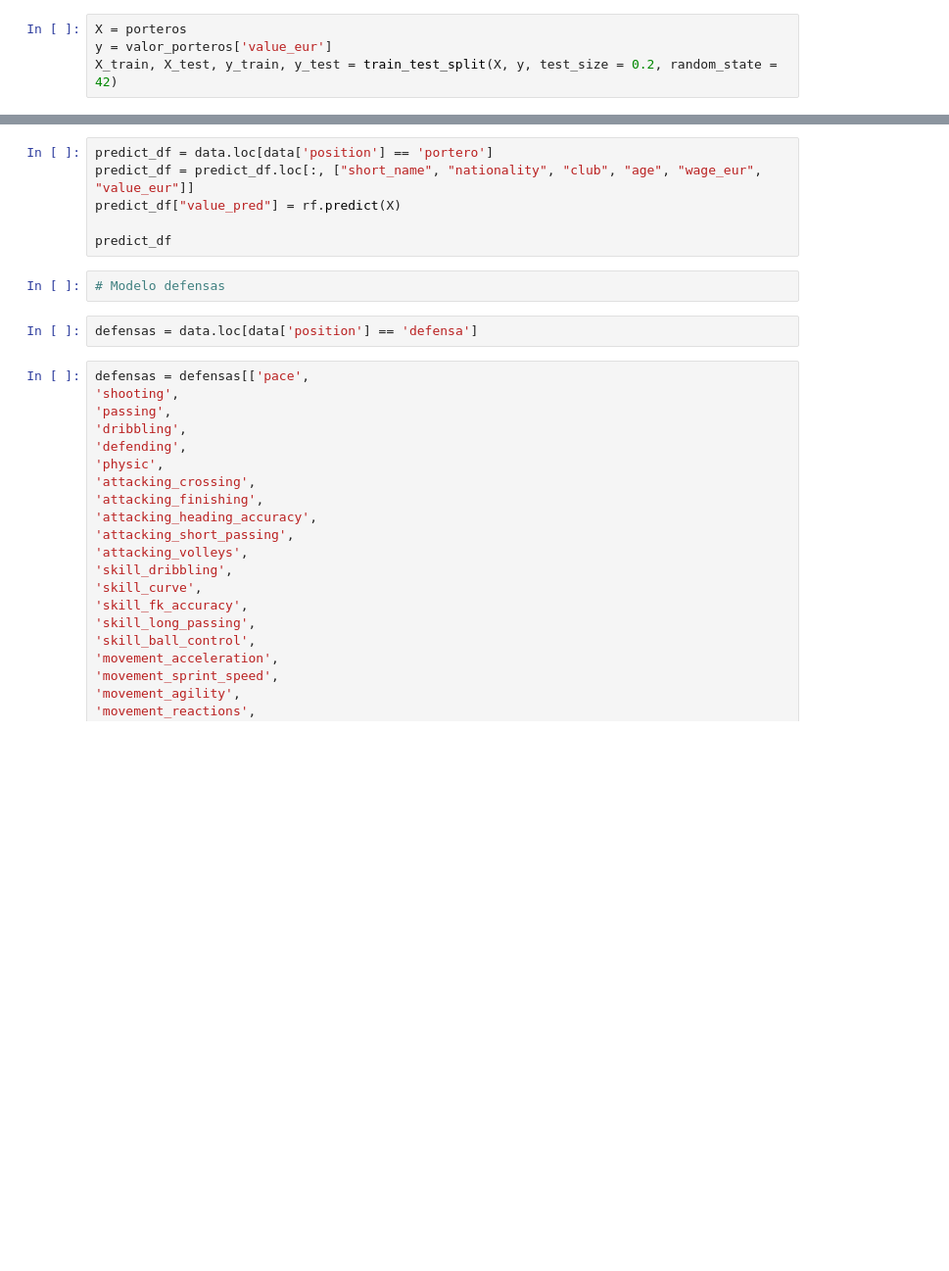
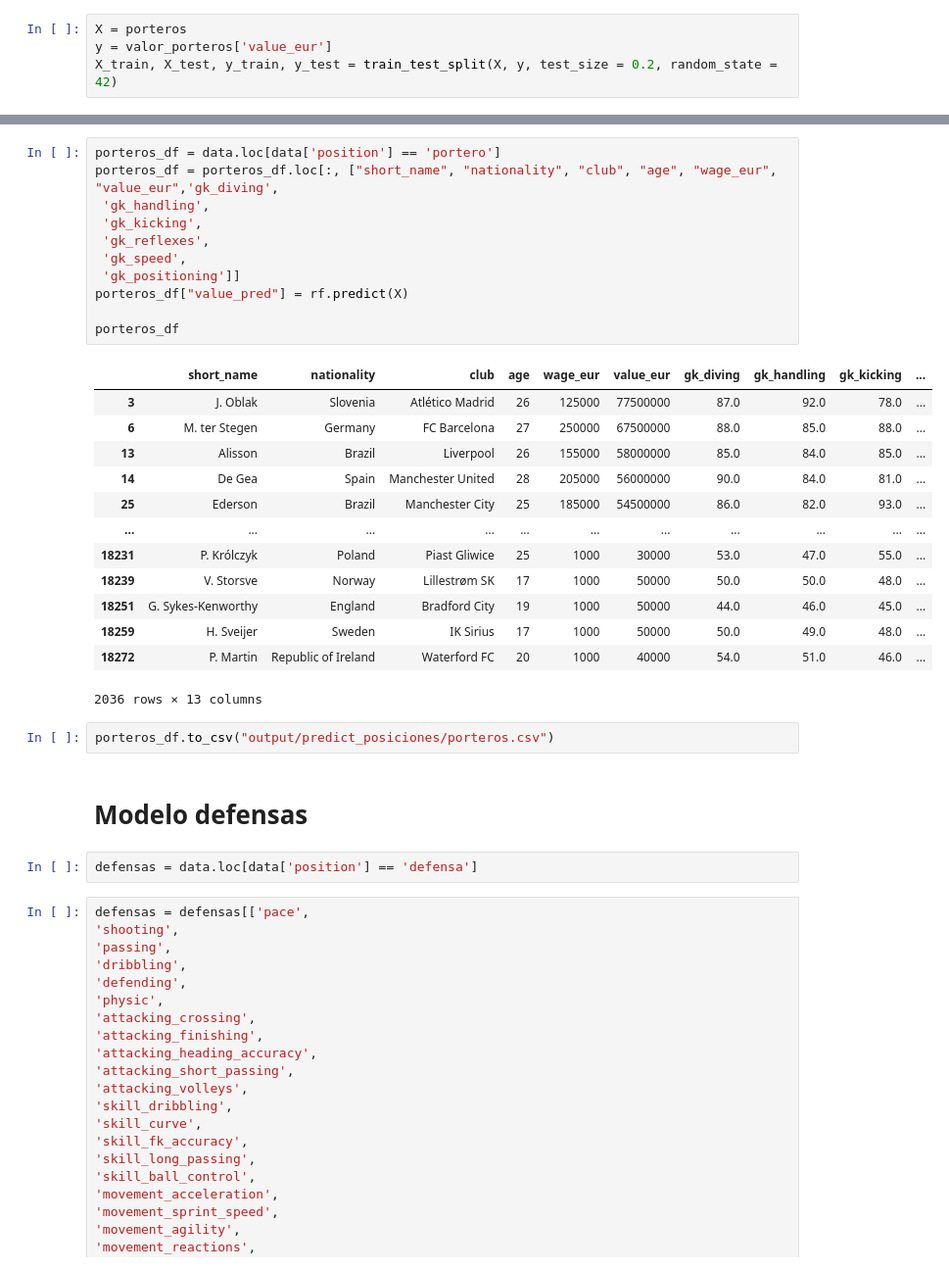
Before and after one commit to DarioCMasedo/projecto_final_ironhack, a Jupyter notebook: modelos.ipynb, the cells around one changed output, grey strips where cells are left out. Shown at 98% size. Saved outputs shown, nothing was run; the diff lists cells and outputs as text; blank space fills up the shorter version.

```diff
--- a/modelos.ipynb
+++ b/modelos.ipynb
@@ -184,11 +337,32 @@ rf.score(X_test, y_test)
 # %%
-predict_df = data.loc[data['position'] == 'portero']
-predict_df = predict_df.loc[:, ["short_name", "nationality", "club", "age", "wage_eur", "value_eur"]]
-predict_df["value_pred"] = rf.predict(X)
+porteros_df = data.loc[data['position'] == 'portero']
+porteros_df = porteros_df.loc[:, ["short_name", "nationality", "club", "age", "wage_eur", "value_eur",'gk_diving',
+ 'gk_handling',
+ 'gk_kicking',
+ 'gk_reflexes',
+ 'gk_speed',
+ 'gk_positioning']]
+porteros_df["value_pred"] = rf.predict(X)
 
-predict_df
+porteros_df
+# %% [output]
+|  | short_name | nationality | club | age | wage_eur | value_eur | gk_diving | gk_handling | gk_kicking | ... |
+| 3 | J. Oblak | Slovenia | Atlético Madrid | 26 | 125000 | 77500000 | 87.0 | 92.0 | 78.0 | ... |
+| 6 | M. ter Stegen | Germany | FC Barcelona | 27 | 250000 | 67500000 | 88.0 | 85.0 | 88.0 | ... |
+| 13 | Alisson | Brazil | Liverpool | 26 | 155000 | 58000000 | 85.0 | 84.0 | 85.0 | ... |
+| 14 | De Gea | Spain | Manchester United | 28 | 205000 | 56000000 | 90.0 | 84.0 | 81.0 | ... |
+| 25 | Ederson | Brazil | Manchester City | 25 | 185000 | 54500000 | 86.0 | 82.0 | 93.0 | ... |
+| ... | ... | ... | ... | ... | ... | ... | ... | ... | ... | ... |
+| 18231 | P. Królczyk | Poland | Piast Gliwice | 25 | 1000 | 30000 | 53.0 | 47.0 | 55.0 | ... |
+| 18239 | V. Storsve | Norway | Lillestrøm SK | 17 | 1000 | 50000 | 50.0 | 50.0 | 48.0 | ... |
+| 18251 | G. Sykes-Kenworthy | England | Bradford City | 19 | 1000 | 50000 | 44.0 | 46.0 | 45.0 | ... |
+| 18259 | H. Sveijer | Sweden | IK Sirius | 17 | 1000 | 50000 | 50.0 | 49.0 | 48.0 | ... |
+| 18272 | P. Martin | Republic of Ireland | Waterford FC | 20 | 1000 | 40000 | 54.0 | 51.0 | 46.0 | ... |
+2036 rows × 13 columns
-# %%
-# Modelo defensas
+# %%
+porteros_df.to_csv("output/predict_posiciones/porteros.csv")
+# %% [markdown]
+# Modelo defensas
 # %%
 defensas = data.loc[data['position'] == 'defensa']
 # %%
```
Also changed, not shown: parts of 56 cells of this notebook, 7 other files.
